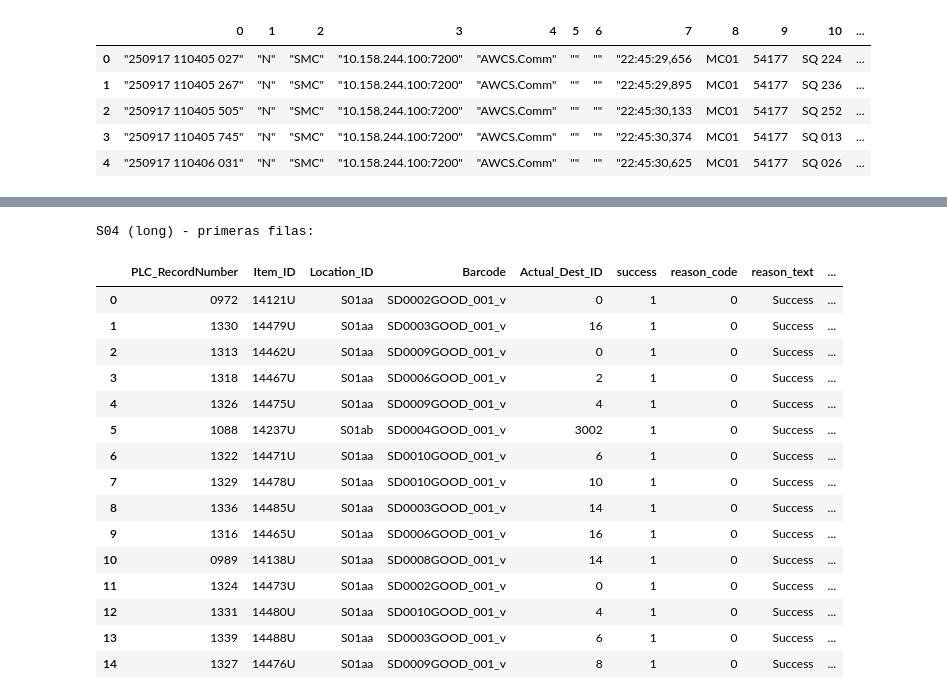
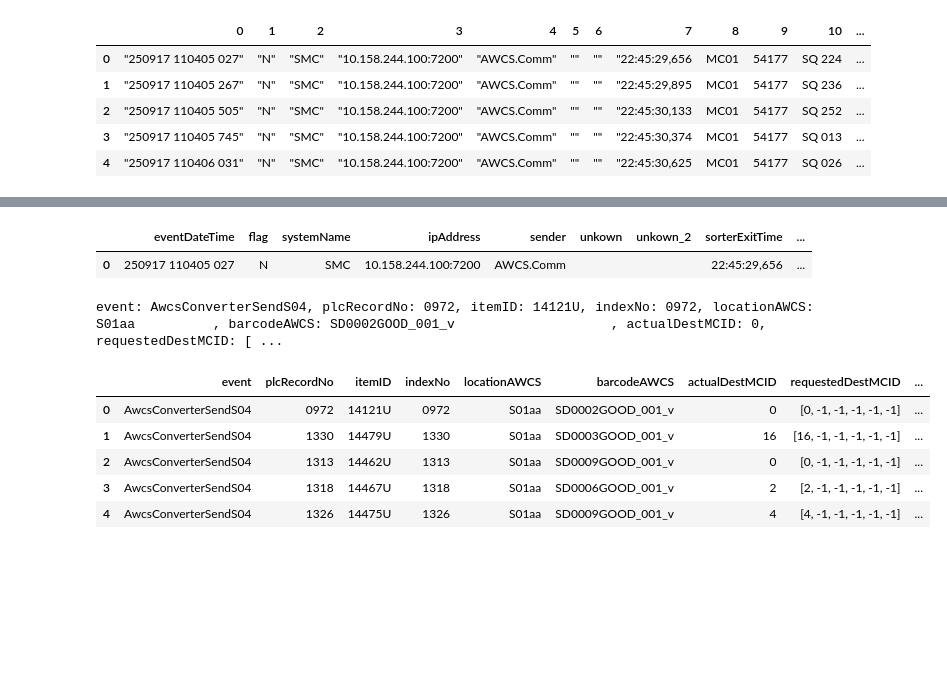
Before and after one commit to codesonicx/Amazon_ORF5_Analytics, a Jupyter notebook: S04_Check.ipynb, the cells around one changed output, grey strips where cells are left out. Saved outputs shown, nothing was run; the diff lists cells and outputs as text; code cells hidden in the pictures; blank space fills up the shorter version.

```diff
--- a/S04_Check.ipynb
+++ b/S04_Check.ipynb
@@ -412,24 +58,50 @@ S04 (wide) - primeras filas:
-# %%
-if s04_long is not None:
-    print("\nS04 (long) - primeras filas:")
-# %% [output]
-S04 (long) - primeras filas:
-# %%
-s04_long.head(15)
-# %% [output]
-|  | PLC_RecordNumber | Item_ID | Location_ID | Barcode | Actual_Dest_ID | success | reason_code | reason_text | ... |
-| 0 | 0972 | 14121U | S01aa | SD0002GOOD_001_v | 0 | 1 | 0 | Success | ... |
-| 1 | 1330 | 14479U | S01aa | SD0003GOOD_001_v | 16 | 1 | 0 | Success | ... |
-| 2 | 1313 | 14462U | S01aa | SD0009GOOD_001_v | 0 | 1 | 0 | Success | ... |
-| 3 | 1318 | 14467U | S01aa | SD0006GOOD_001_v | 2 | 1 | 0 | Success | ... |
-| 4 | 1326 | 14475U | S01aa | SD0009GOOD_001_v | 4 | 1 | 0 | Success | ... |
-| 5 | 1088 | 14237U | S01ab | SD0004GOOD_001_v | 3002 | 1 | 0 | Success | ... |
-| 6 | 1322 | 14471U | S01aa | SD0010GOOD_001_v | 6 | 1 | 0 | Success | ... |
-| 7 | 1329 | 14478U | S01aa | SD0010GOOD_001_v | 10 | 1 | 0 | Success | ... |
-| 8 | 1336 | 14485U | S01aa | SD0003GOOD_001_v | 14 | 1 | 0 | Success | ... |
-| 9 | 1316 | 14465U | S01aa | SD0006GOOD_001_v | 16 | 1 | 0 | Success | ... |
-| 10 | 0989 | 14138U | S01aa | SD0008GOOD_001_v | 14 | 1 | 0 | Success | ... |
-| 11 | 1324 | 14473U | S01aa | SD0002GOOD_001_v | 0 | 1 | 0 | Success | ... |
-| 12 | 1331 | 14480U | S01aa | SD0010GOOD_001_v | 4 | 1 | 0 | Success | ... |
-| 13 | 1339 | 14488U | S01aa | SD0003GOOD_001_v | 6 | 1 | 0 | Success | ... |
-| 14 | 1327 | 14476U | S01aa | SD0009GOOD_001_v | 8 | 1 | 0 | Success | ... |
+# %%
+df.head(1)
+# %% [output]
+|  | eventDateTime | flag | systemName | ipAddress | sender | unkown | unkown_2 | sorterExitTime | ... |
+| 0 | 250917 110405 027 | N | SMC | 10.158.244.100:7200 | AWCS.Comm |  |  | 22:45:29,656 | ... |
+# %%
+df["rawMessage"] = df["rawMessage"].str.removeprefix("->{").str.removesuffix("}<")
+print(df.iloc[0,11])
+# %% [output]
+event: AwcsConverterSendS04, plcRecordNo: 0972, itemID: 14121U, indexNo: 0972, locationAWCS: S01aa          , barcodeAWCS: SD0002GOOD_001_v                    , actualDestMCID: 0, requestedDestMCID: [ ...
+# %%
+def split_key_values(text):
+    parts = []
+    buf = ""
+    inside_brackets = 0
+
+    for ch in text:
+        if ch == "[":
+            inside_brackets += 1
+        elif ch == "]":
+            inside_brackets -= 1
+
+        if ch == "," and inside_brackets == 0:
+            parts.append(buf.strip())
+            buf = ""
+        else:
+            buf += ch
+    if buf:
+        parts.append(buf.strip())
+    return parts
+
+def parse_row(text):
+    items = split_key_values(text)
+    d = {}
+    for item in items:
+        if ":" in item:
+            k, v = item.split(":", 1)
+            d[k.strip()] = v.strip()
+    return d
+
+df_expanded = df["rawMessage"].apply(parse_row).apply(pd.Series)
+
+df_expanded.head()
+# %% [output]
+|  | event | plcRecordNo | itemID | indexNo | locationAWCS | barcodeAWCS | actualDestMCID | requestedDestMCID | ... |
+| 0 | AwcsConverterSendS04 | 0972 | 14121U | 0972 | S01aa | SD0002GOOD_001_v | 0 | [0, -1, -1, -1, -1, -1] | ... |
+| 1 | AwcsConverterSendS04 | 1330 | 14479U | 1330 | S01aa | SD0003GOOD_001_v | 16 | [16, -1, -1, -1, -1, -1] | ... |
+| 2 | AwcsConverterSendS04 | 1313 | 14462U | 1313 | S01aa | SD0009GOOD_001_v | 0 | [0, -1, -1, -1, -1, -1] | ... |
+| 3 | AwcsConverterSendS04 | 1318 | 14467U | 1318 | S01aa | SD0006GOOD_001_v | 2 | [2, -1, -1, -1, -1, -1] | ... |
+| 4 | AwcsConverterSendS04 | 1326 | 14475U | 1326 | S01aa | SD0009GOOD_001_v | 4 | [4, -1, -1, -1, -1, -1] | ... |
```
Also changed, not shown: parts of 17 cells of this notebook.
